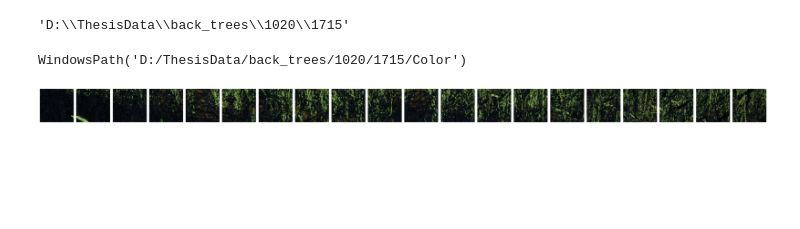
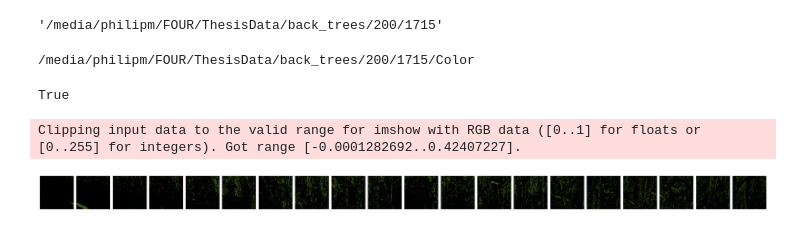
Before and after one commit to fmarkovitsis/ML-For-CV-Robustness, a Jupyter notebook: preprocessing/blocks_of_interest_ds.ipynb, the cells around one changed output. Drawn from its saved outputs; the diff is of its cells as text; code cells hidden in the pictures; blank space fills up the shorter version.

```diff
--- a/preprocessing/blocks_of_interest_ds.ipynb
+++ b/preprocessing/blocks_of_interest_ds.ipynb
@@ -23,4 +24,4 @@ def get_blocks(img):
 
     return blocks
 # %%
-homePath = r"D:\ThesisData"
+homePath = "/media/philipm/FOUR/ThesisData"
@@ -27,9 +30,9 @@ homePath = r"D:\ThesisData"
 # %%
 # change
 
-currentFolder = r"\back_trees\1020\1715"
+currentFolder = "/back_trees/200/1715"
 
 path = homePath + currentFolder
 path
 # %% [output]
-'D:\\ThesisData\\back_trees\\1020\\1715'
+'/media/philipm/FOUR/ThesisData/back_trees/200/1715'
@@ -36,8 +41,10 @@ path
 # %%
-imageFolder = Path(path + r"\Color")
-imageFolder
+imageFolder = Path(path + "/Color")
+print(imageFolder)
+imageFolder.is_dir()
 # %% [output]
-WindowsPath('D:/ThesisData/back_trees/1020/1715/Color')
+/media/philipm/FOUR/ThesisData/back_trees/200/1715/Color
+True
 # %%
 counter = 0
 
@@ -62,17 +74,18 @@ for file in imageFolder.glob("*.exr"):
 # %%
 # validation
 
 if True:
-    test = np.load(path + r"\Processed\proc_78.npy")
+    test = np.load(path + r"/Processed/proc_78.npy")
 
     plt.figure(figsize=(40, 4))
 
     for i in range (0, len(test)):
         plt.subplot(1, len(test), i+1)
         plt.axis("off")
         plt.imshow(test[i])
 
     plt.tight_layout()
     plt.show()
 # %% [output]
+Clipping input data to the valid range for imshow with RGB data ([0..1] for floats or [0..255] for integers). Got range [-0.0001282692..0.42407227].
-[figure, old version]
+[figure, new version]
```
Also changed, not shown: parts of 4 cells of this notebook, 38 other files.
